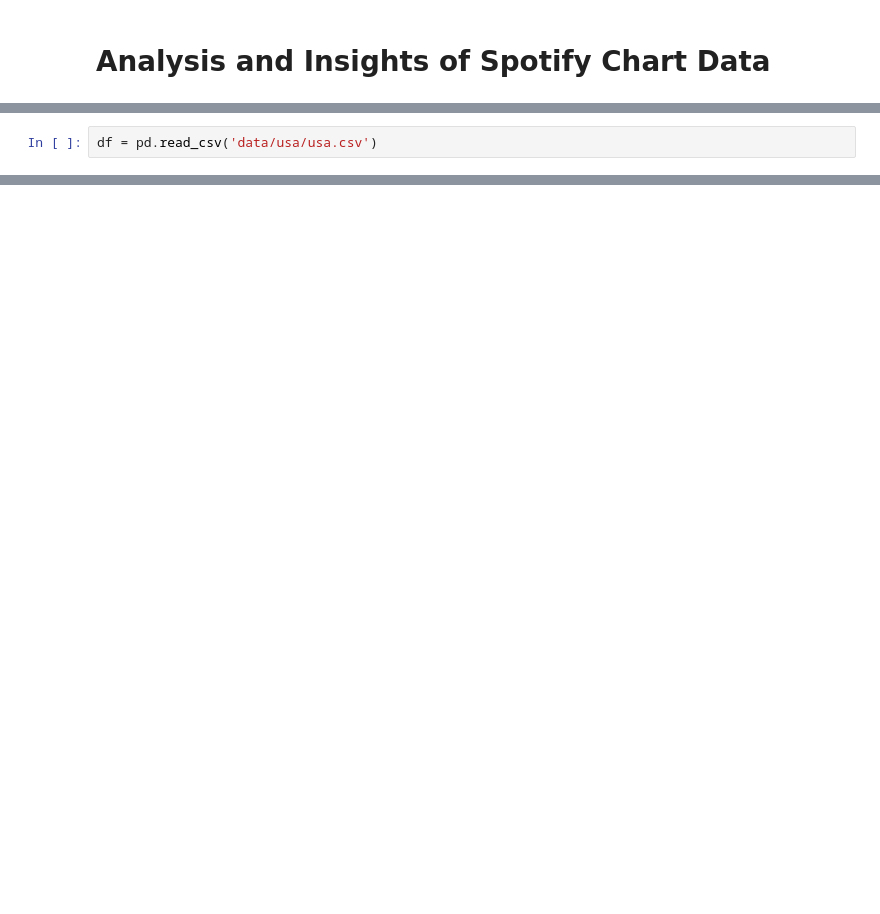
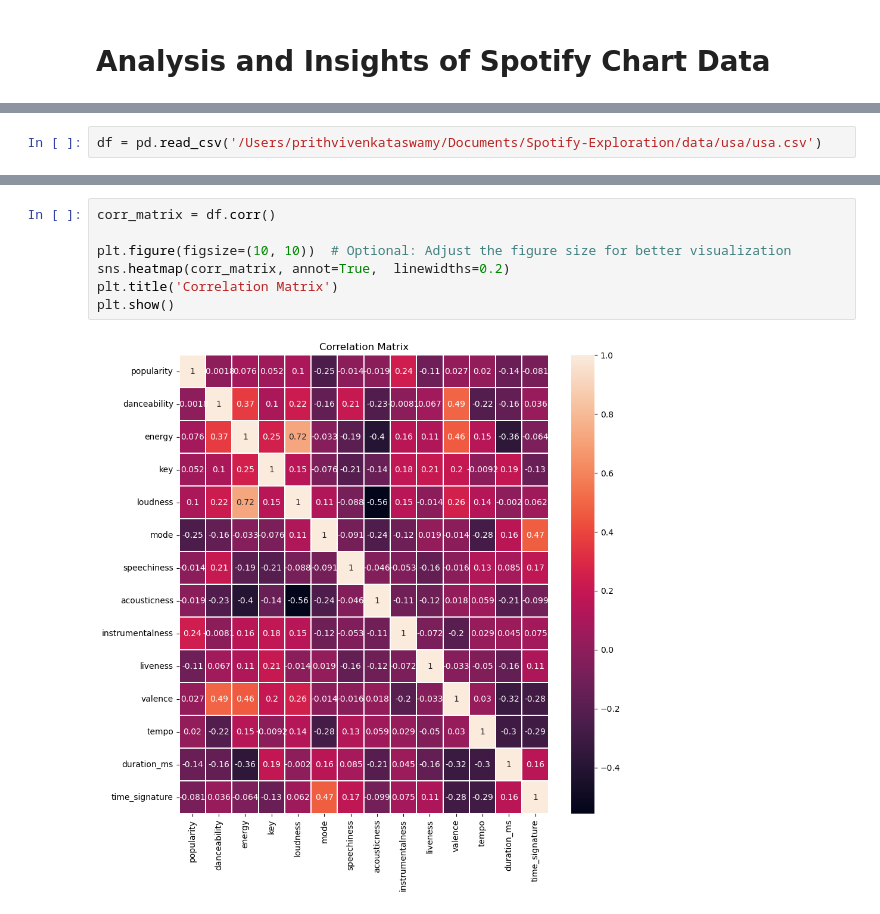
Before and after one commit to piwikiwi345/Spotify-Exploration, a Jupyter notebook: Analysis/Analysis.ipynb, the cells around one changed output, grey strips where cells are left out. Drawn from its saved outputs; the diff is of its cells as text; blank space fills up the shorter version.

Commit message:
Imported 10 Charts Total

```diff
--- a/Analysis/Analysis.ipynb
+++ b/Analysis/Analysis.ipynb
@@ -9,2 +11,2 @@ import matplotlib.pyplot as plt
 # %%
-df = pd.read_csv('data/usa/usa.csv')
+df = pd.read_csv('/Users/prithvivenkataswamy/Documents/Spotify-Exploration/data/usa/usa.csv')
@@ -75,2 +18,11 @@ plot_bar_chart(unique_genres, bar_width = 1.5)
 # %% [output]
 [figure]
+# %%
+corr_matrix = df.corr()
+
+plt.figure(figsize=(10, 10))  # Optional: Adjust the figure size for better visualization
+sns.heatmap(corr_matrix, annot=True,  linewidths=0.2)
+plt.title('Correlation Matrix')
+plt.show()
+# %% [output]
+[figure, added]
```
Also changed, not shown: parts of 6 cells of this notebook, 23 other files.
